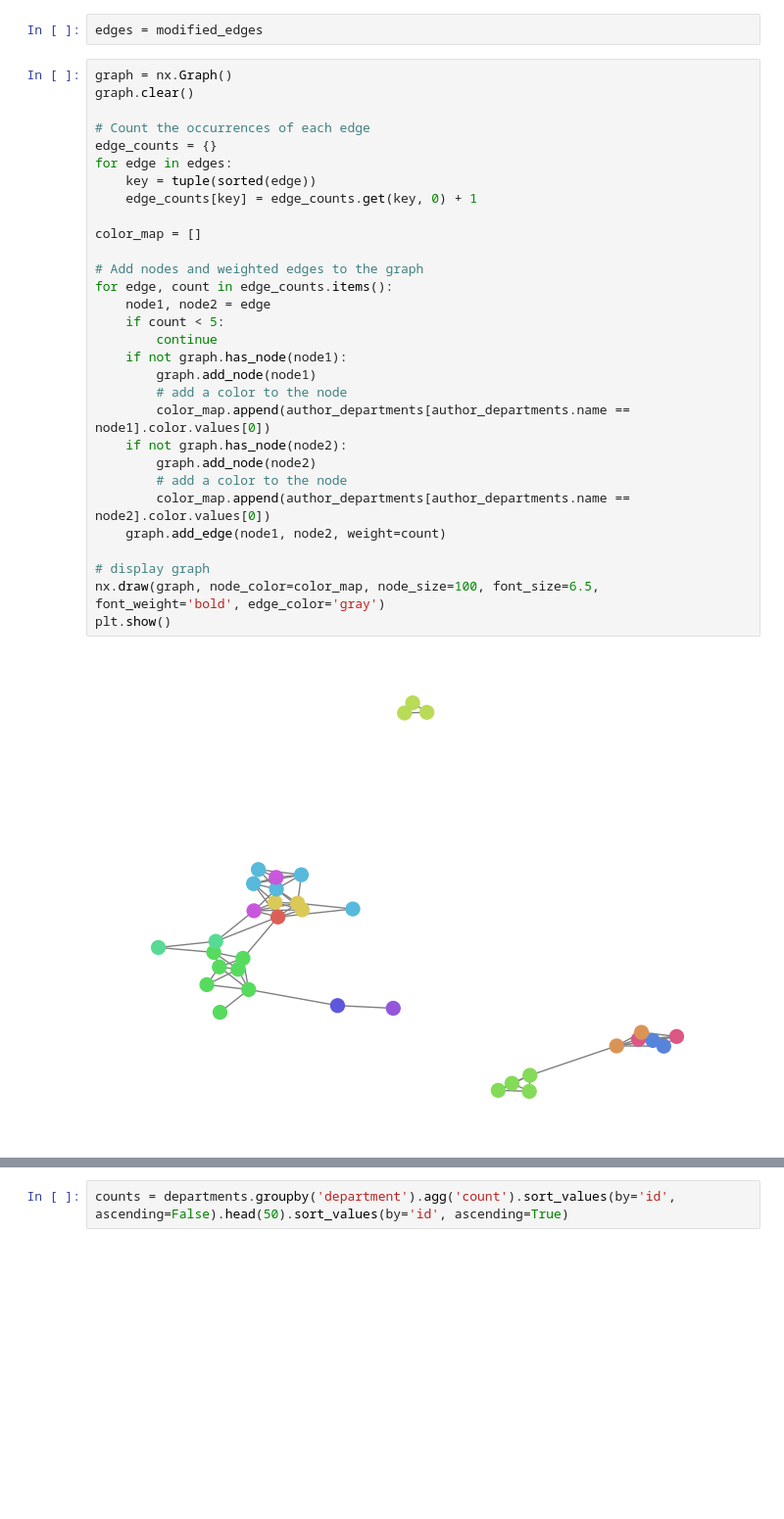
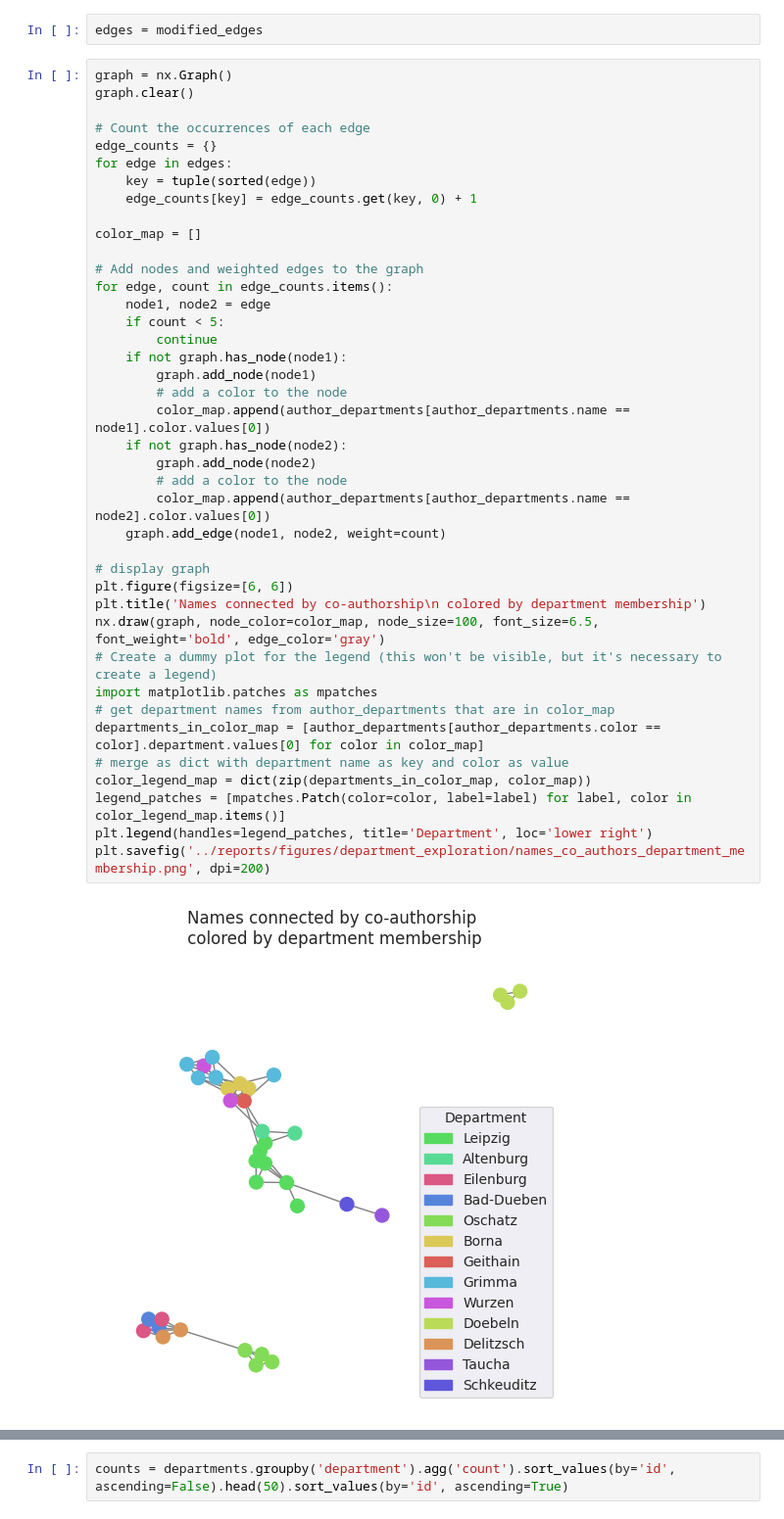
Before and after one commit to st0ffregen/lvzStatistics, a Jupyter notebook: notebooks/1.6-author-mapping-department-exploration-names.ipynb, the cells around one changed output, grey strips where cells are left out. Shown at 98% size. Drawn from its saved outputs; the diff is of its cells as text; blank space fills up the shorter version.

Commit message:
explore similarity between names, abbreviations and mapped_names in terms of co-authorship and department membership

```diff
--- a/notebooks/1.6-author-mapping-department-exploration.ipynb
+++ b/notebooks/1.6-author-mapping-department-exploration-names.ipynb
@@ -208,32 +208,42 @@ edges = modified_edges
 # %%
 graph = nx.Graph()
 graph.clear()
 
 # Count the occurrences of each edge
 edge_counts = {}
 for edge in edges:
     key = tuple(sorted(edge))
     edge_counts[key] = edge_counts.get(key, 0) + 1
 
 color_map = []
 
 # Add nodes and weighted edges to the graph
 for edge, count in edge_counts.items():
     node1, node2 = edge
     if count < 5:
         continue
     if not graph.has_node(node1):
         graph.add_node(node1)
         # add a color to the node
         color_map.append(author_departments[author_departments.name == node1].color.values[0])
     if not graph.has_node(node2):
         graph.add_node(node2)
         # add a color to the node
         color_map.append(author_departments[author_departments.name == node2].color.values[0])
     graph.add_edge(node1, node2, weight=count)
 
 # display graph
+plt.figure(figsize=[6, 6])
+plt.title('Names connected by co-authorship\n colored by department membership')
 nx.draw(graph, node_color=color_map, node_size=100, font_size=6.5, font_weight='bold', edge_color='gray')
-plt.show()
+# Create a dummy plot for the legend (this won't be visible, but it's necessary to create a legend)
+import matplotlib.patches as mpatches
+# get department names from author_departments that are in color_map
+departments_in_color_map = [author_departments[author_departments.color == color].department.values[0] for color in color_map]
+# merge as dict with department name as key and color as value
+color_legend_map = dict(zip(departments_in_color_map, color_map))
+legend_patches = [mpatches.Patch(color=color, label=label) for label, color in color_legend_map.items()]
+plt.legend(handles=legend_patches, title='Department', loc='lower right')
+plt.savefig('../reports/figures/department_exploration/names_co_authors_department_membership.png', dpi=200)
 # %% [output]
-[figure, old version]
+[figure, new version]
```
Also changed, not shown: parts of 1 cell of this notebook, 5 other files.
